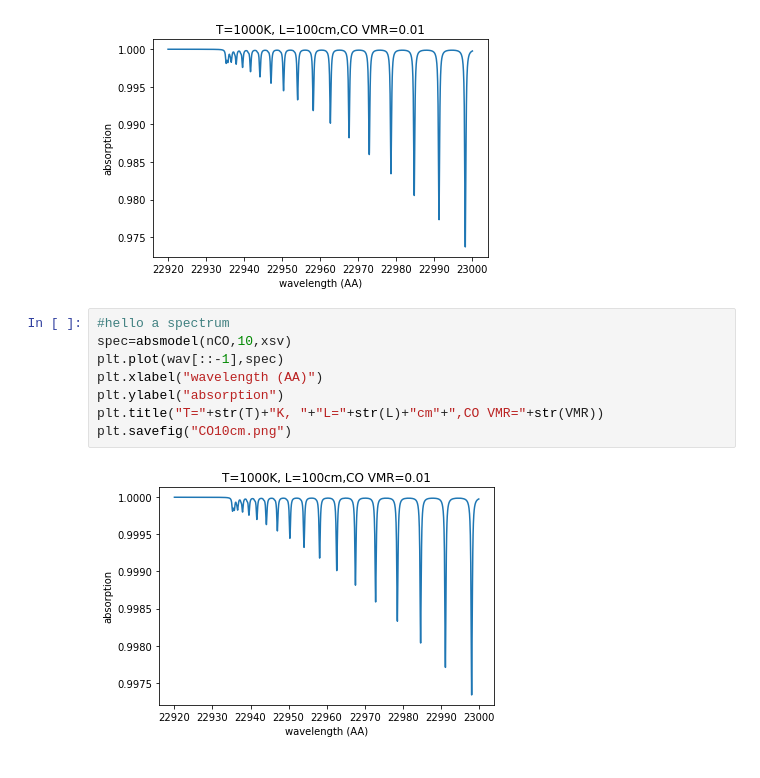
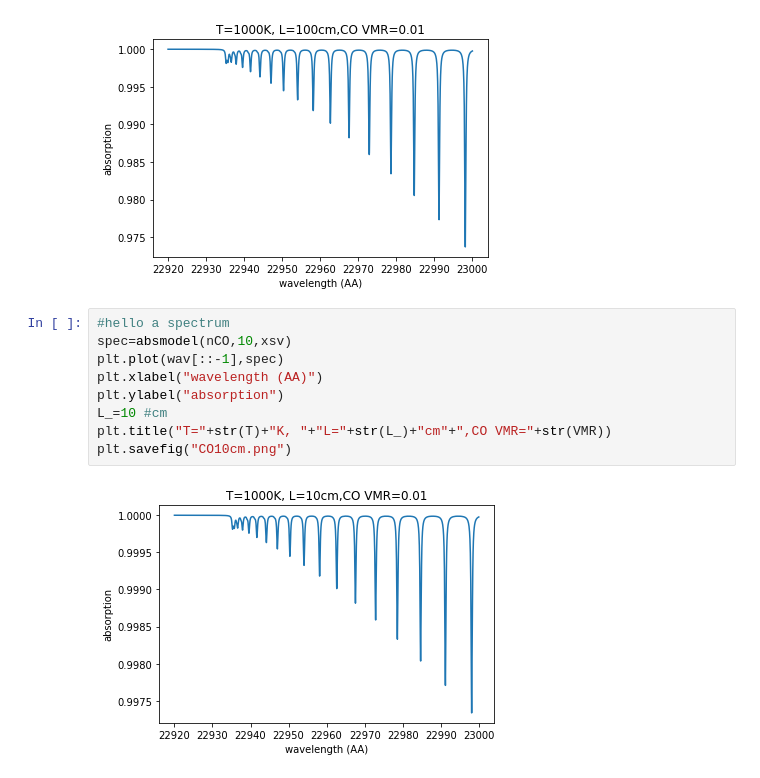
Before and after one commit to HajimeKawahara/exogas, a Jupyter notebook: ipynb/CO gas cell.ipynb, the cells around one changed output. Drawn from its saved outputs; the diff is of its cells as text.

```diff
--- a/ipynb/CO gas cell.ipynb
+++ b/ipynb/CO gas cell.ipynb
@@ -58,10 +58,11 @@ plt.savefig("CO1m.png")
 # %%
 #hello a spectrum
 spec=absmodel(nCO,10,xsv)
 plt.plot(wav[::-1],spec)
 plt.xlabel("wavelength (AA)")
 plt.ylabel("absorption")
-plt.title("T="+str(T)+"K, "+"L="+str(L)+"cm"+",CO VMR="+str(VMR))
+L_=10 #cm
+plt.title("T="+str(T)+"K, "+"L="+str(L_)+"cm"+",CO VMR="+str(VMR))
 plt.savefig("CO10cm.png")
 # %% [output]
-[figure, old version]
+[figure, new version]
```
